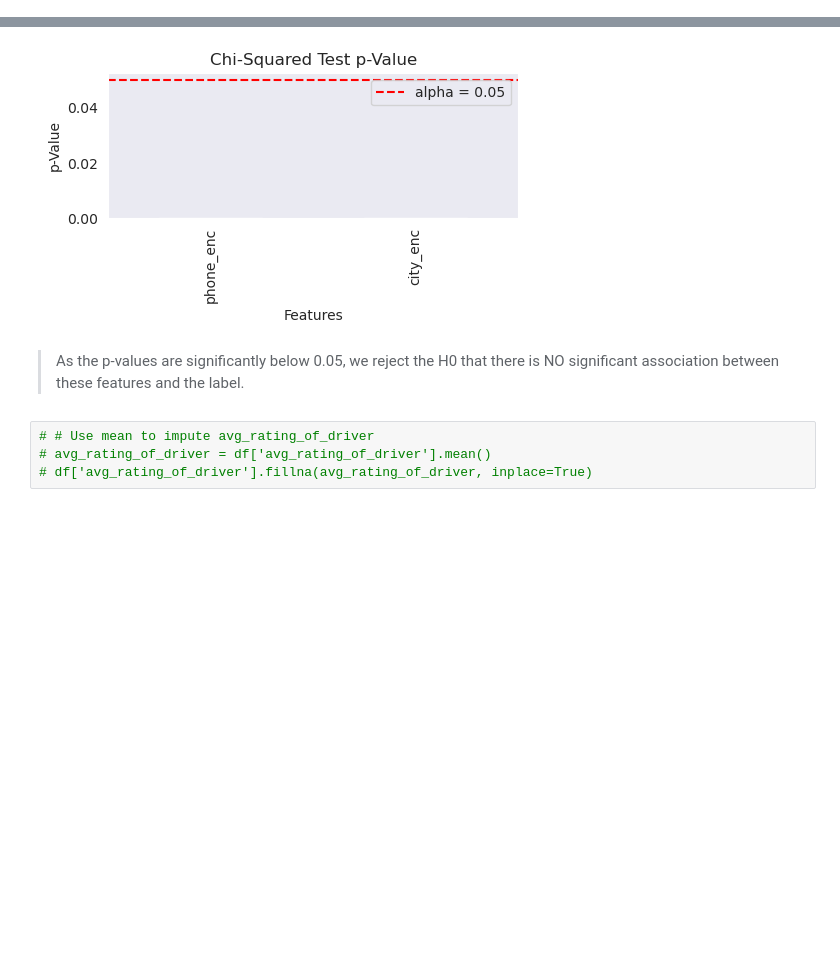
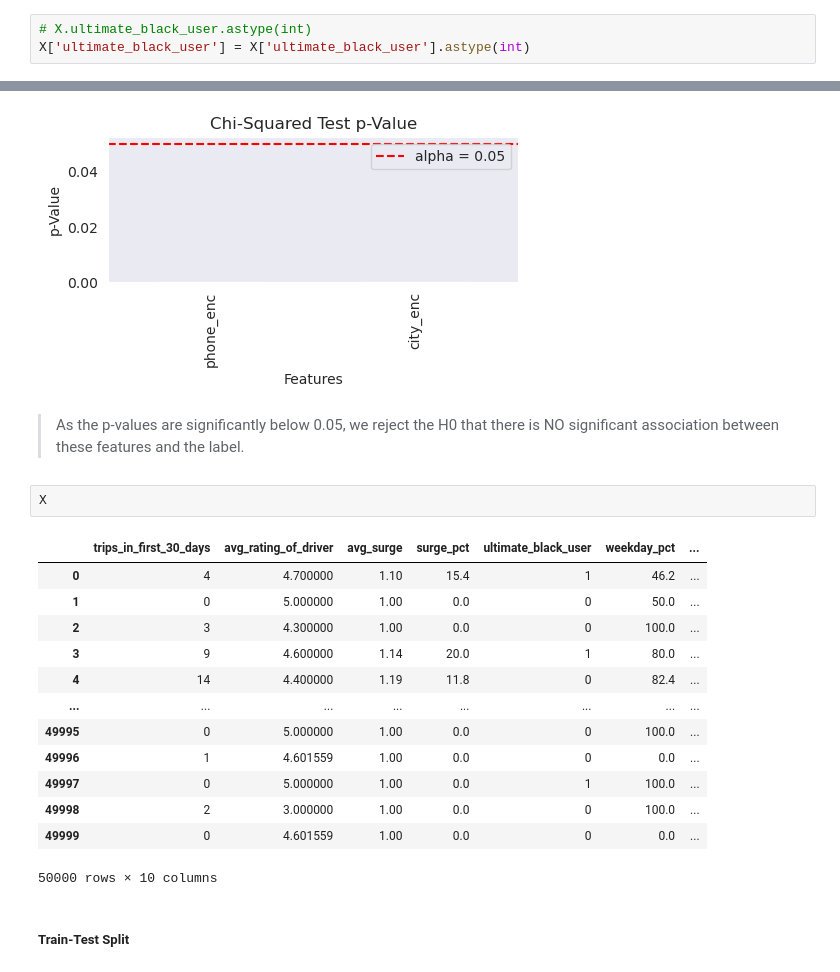
Before and after one commit to ds-edu/ml-classif-ultimate-tech, a Jupyter notebook: ultimate_tech_churn.ipynb, the cells around one changed output, grey strips where cells are left out. Saved outputs shown, nothing was run; the diff lists cells and outputs as text; blank space fills up the shorter version.

```diff
--- a/ultimate_tech_churn.ipynb
+++ b/ultimate_tech_churn.ipynb
@@ -278,3 +278,6 @@ plt.show()
+# %%
+# X.ultimate_black_user.astype(int)
+X['ultimate_black_user'] = X['ultimate_black_user'].astype(int)
 # %%
 # Label encode categorical columns
 from sklearn.preprocessing import LabelEncoder
@@ -400,7 +401,21 @@ plt.show()
 [figure]
 # %% [markdown]
 > As the p-values are significantly below 0.05, we reject the H0 that there is NO significant association between these features and the label.
-# %%
-# # Use mean to impute avg_rating_of_driver
-# avg_rating_of_driver = df['avg_rating_of_driver'].mean()
-# df['avg_rating_of_driver'].fillna(avg_rating_of_driver, inplace=True)
+# %%
+X
+# %% [output]
+|  | trips_in_first_30_days | avg_rating_of_driver | avg_surge | surge_pct | ultimate_black_user | weekday_pct | ... |
+| 0 | 4 | 4.700000 | 1.10 | 15.4 | 1 | 46.2 | ... |
+| 1 | 0 | 5.000000 | 1.00 | 0.0 | 0 | 50.0 | ... |
+| 2 | 3 | 4.300000 | 1.00 | 0.0 | 0 | 100.0 | ... |
+| 3 | 9 | 4.600000 | 1.14 | 20.0 | 1 | 80.0 | ... |
+| 4 | 14 | 4.400000 | 1.19 | 11.8 | 0 | 82.4 | ... |
+| ... | ... | ... | ... | ... | ... | ... | ... |
+| 49995 | 0 | 5.000000 | 1.00 | 0.0 | 0 | 100.0 | ... |
+| 49996 | 1 | 4.601559 | 1.00 | 0.0 | 0 | 0.0 | ... |
+| 49997 | 0 | 5.000000 | 1.00 | 0.0 | 1 | 100.0 | ... |
+| 49998 | 2 | 3.000000 | 1.00 | 0.0 | 0 | 100.0 | ... |
+| 49999 | 0 | 4.601559 | 1.00 | 0.0 | 0 | 0.0 | ... |
+50000 rows × 10 columns
+# %% [markdown]
+##### Train-Test Split
```
Also changed, not shown: parts of 7 cells of this notebook.
